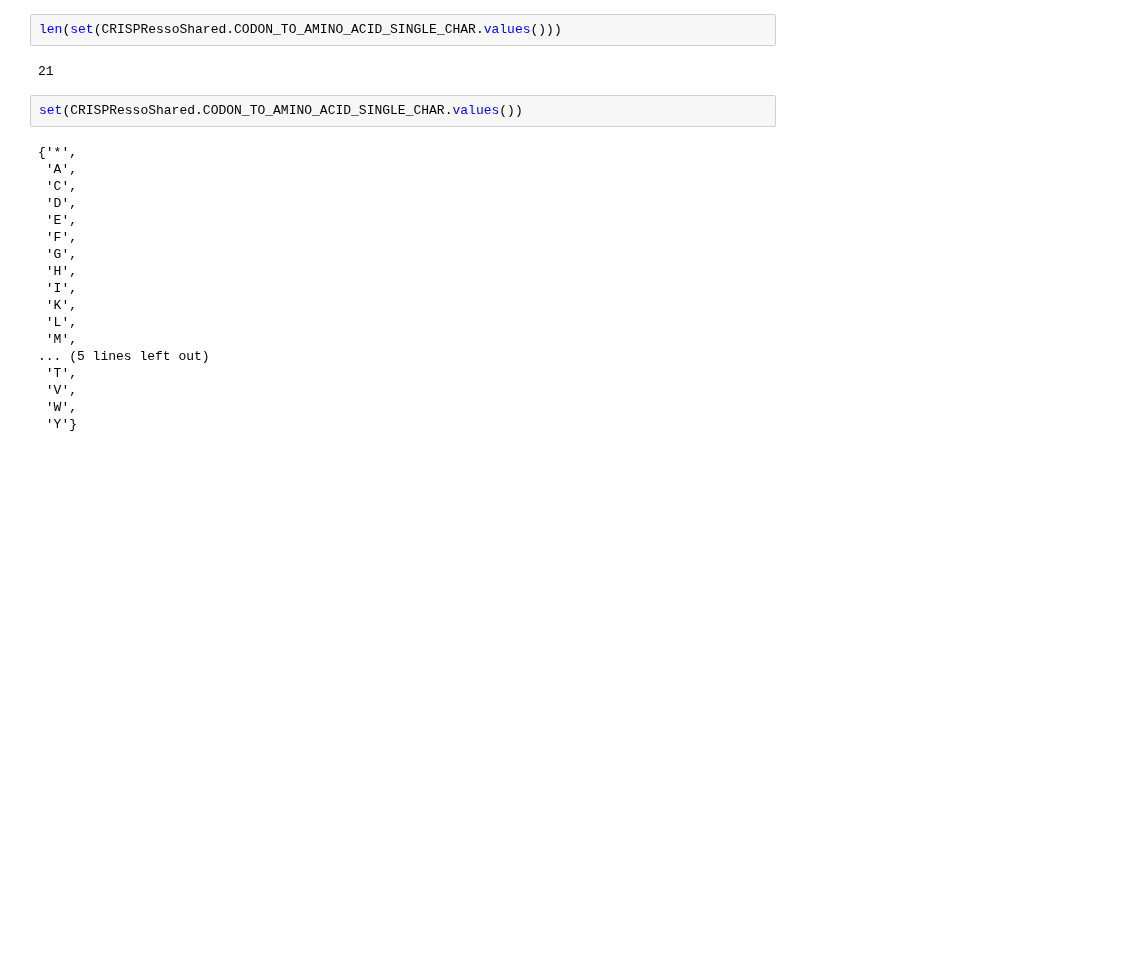
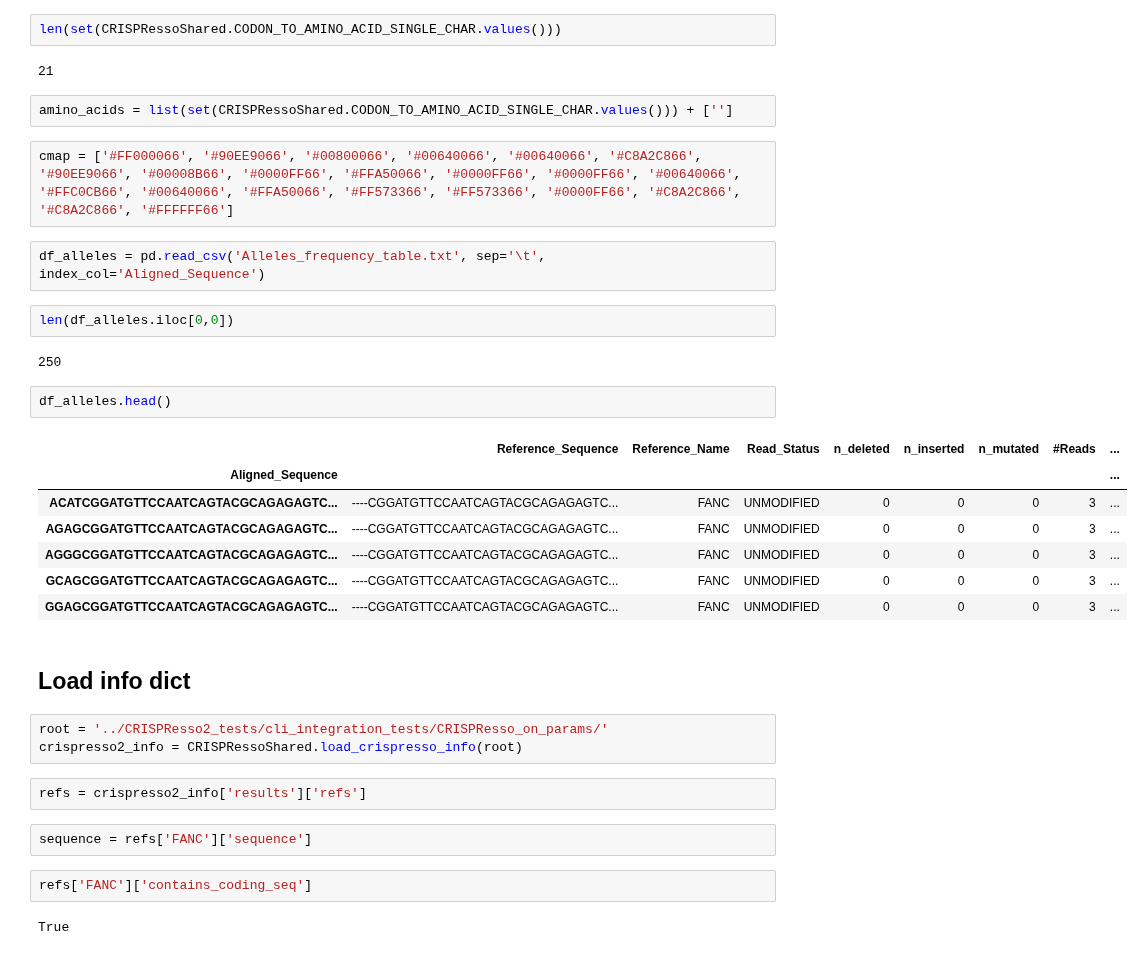
Before and after one commit to pinellolab/CRISPResso2, a Jupyter notebook: scripts/Load Plots.ipynb, the cells around one changed output. Cells and saved outputs as stored; diff of their text form; blank space fills up the shorter version.

```diff
--- a/scripts/Load Plots.ipynb
+++ b/scripts/Load Plots.ipynb
@@ -180,22 +104,35 @@ len(set(CRISPRessoShared.CODON_TO_AMINO_ACID_SINGLE_CHAR.values()))
 # %% [output]
 21
 # %%
-set(CRISPRessoShared.CODON_TO_AMINO_ACID_SINGLE_CHAR.values())
+amino_acids = list(set(CRISPRessoShared.CODON_TO_AMINO_ACID_SINGLE_CHAR.values())) + ['']
-# %% [output]
-{'*',
- 'A',
- 'C',
- 'D',
- 'E',
- 'F',
- 'G',
- 'H',
- 'I',
- 'K',
- 'L',
- 'M',
-... (5 lines left out)
- 'T',
- 'V',
- 'W',
- 'Y'}
+# %%
+cmap = ['#FF000066', '#90EE9066', '#00800066', '#00640066', '#00640066', '#C8A2C866', '#90EE9066', '#00008B66', '#0000FF66', '#FFA50066', '#0000FF66', '#0000FF66', '#00640066', '#FFC0CB66', '#00640066', '#FFA50066', '#FF573366', '#FF573366', '#0000FF66', '#C8A2C866', '#C8A2C866', '#FFFFFF66']
+# %%
+df_alleles = pd.read_csv('Alleles_frequency_table.txt', sep='\t', index_col='Aligned_Sequence')
+# %%
+len(df_alleles.iloc[0,0])
+# %% [output]
+250
+# %%
+df_alleles.head()
+# %% [output]
+|  | Reference_Sequence | Reference_Name | Read_Status | n_deleted | n_inserted | n_mutated | #Reads | ... |
+| Aligned_Sequence |  |  |  |  |  |  |  | ... |
+| ACATCGGATGTTCCAATCAGTACGCAGAGAGTC... | ----CGGATGTTCCAATCAGTACGCAGAGAGTC... | FANC | UNMODIFIED | 0 | 0 | 0 | 3 | ... |
+| AGAGCGGATGTTCCAATCAGTACGCAGAGAGTC... | ----CGGATGTTCCAATCAGTACGCAGAGAGTC... | FANC | UNMODIFIED | 0 | 0 | 0 | 3 | ... |
+| AGGGCGGATGTTCCAATCAGTACGCAGAGAGTC... | ----CGGATGTTCCAATCAGTACGCAGAGAGTC... | FANC | UNMODIFIED | 0 | 0 | 0 | 3 | ... |
+| GCAGCGGATGTTCCAATCAGTACGCAGAGAGTC... | ----CGGATGTTCCAATCAGTACGCAGAGAGTC... | FANC | UNMODIFIED | 0 | 0 | 0 | 3 | ... |
+| GGAGCGGATGTTCCAATCAGTACGCAGAGAGTC... | ----CGGATGTTCCAATCAGTACGCAGAGAGTC... | FANC | UNMODIFIED | 0 | 0 | 0 | 3 | ... |
+# %% [markdown]
+## Load info dict
+# %%
+root = '../CRISPResso2_tests/cli_integration_tests/CRISPResso_on_params/'
+crispresso2_info = CRISPRessoShared.load_crispresso_info(root)
+# %%
+refs = crispresso2_info['results']['refs']
+# %%
+sequence = refs['FANC']['sequence']
+# %%
+refs['FANC']['contains_coding_seq']
+# %% [output]
+True
```
Also changed, not shown: parts of 37 cells of this notebook.
